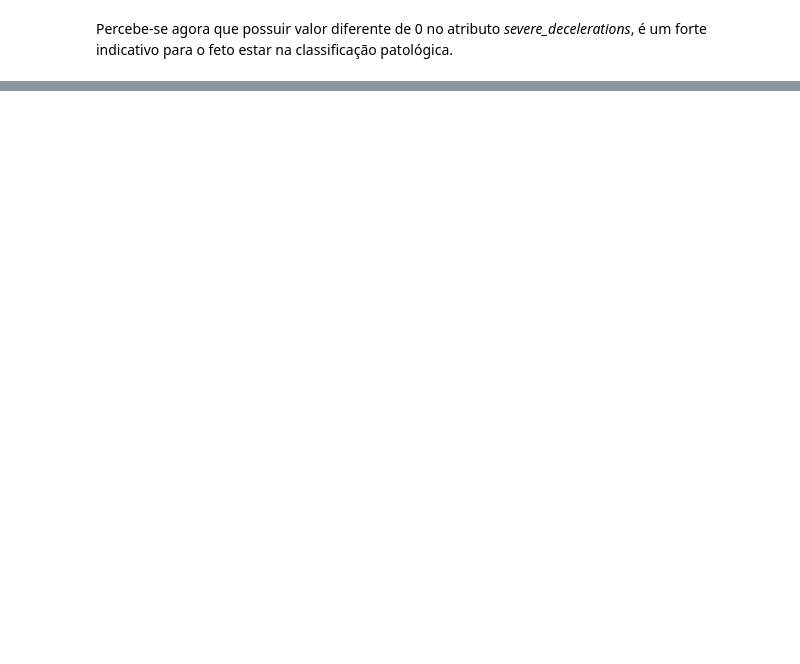
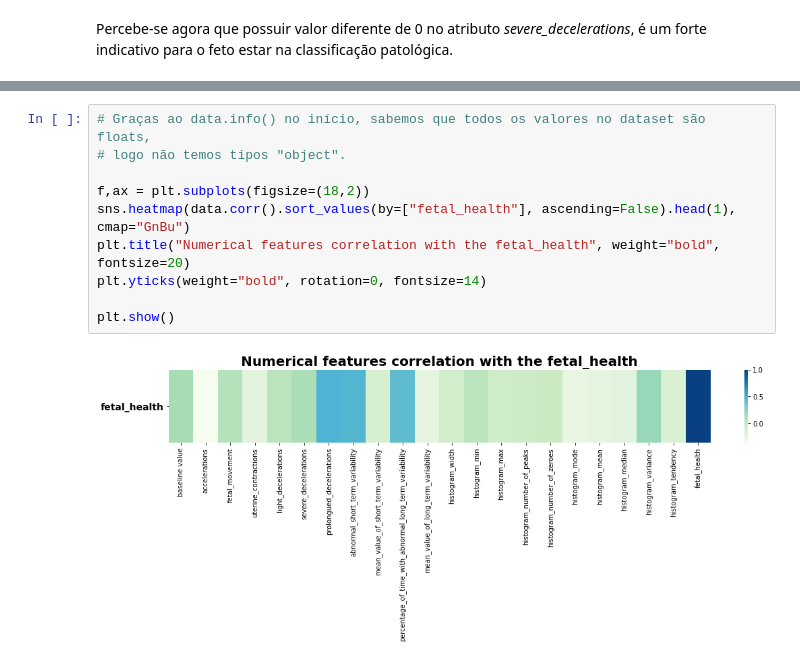
Before and after one commit to Codigos-de-Guerra/Selecao_LAIS, a Jupyter notebook: InteligenciaArtifical_LAIS_UFRN.ipynb, the cells around one changed output, grey strips where cells are left out. Saved outputs shown, nothing was run; the diff lists cells and outputs as text; blank space fills up the shorter version.

```diff
--- a/InteligenciaArtifical_LAIS_UFRN.ipynb
+++ b/InteligenciaArtifical_LAIS_UFRN.ipynb
@@ -197,0 +199,12 @@ Percebe-se agora que possuir valor diferente de 0 no atributo *severe_decelerati
+# %%
+# Graças ao data.info() no início, sabemos que todos os valores no dataset são floats,
+# logo não temos tipos "object".
+
+f,ax = plt.subplots(figsize=(18,2))
+sns.heatmap(data.corr().sort_values(by=["fetal_health"], ascending=False).head(1), cmap="GnBu")
+plt.title("Numerical features correlation with the fetal_health", weight="bold", fontsize=20)
+plt.yticks(weight="bold", rotation=0, fontsize=14)
+
+plt.show()
+# %% [output]
+[figure, added]
```
Also changed, not shown: parts of 21 cells of this notebook.
